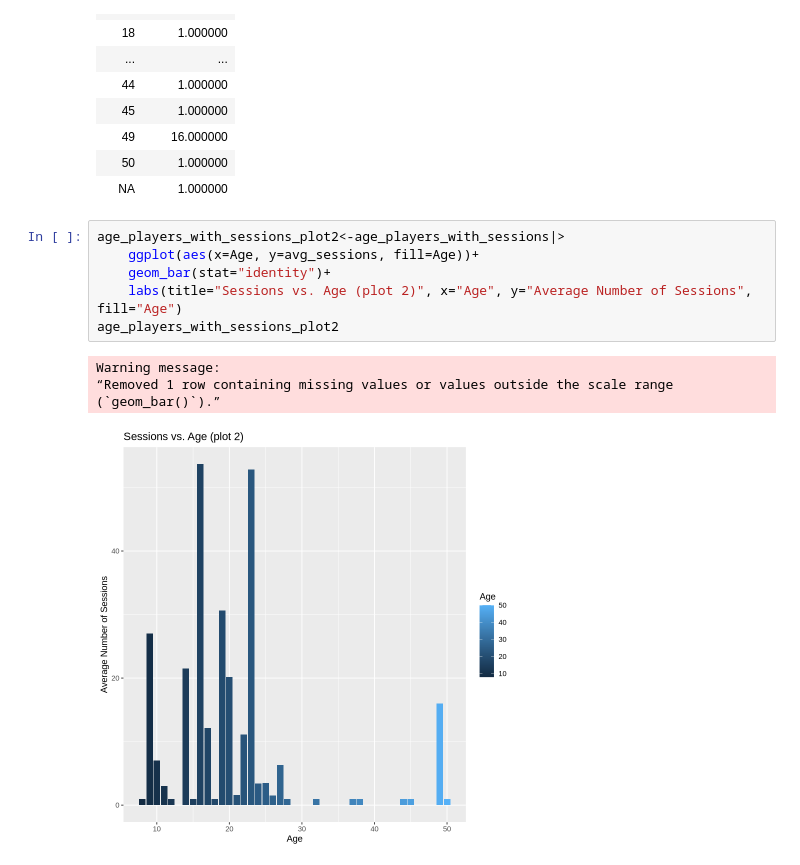
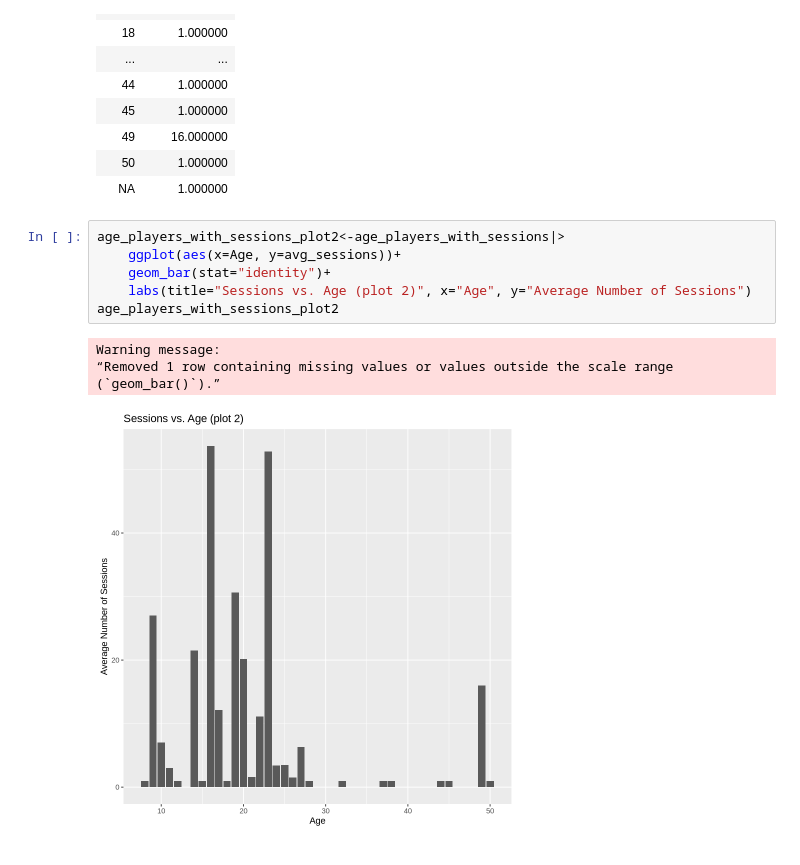
Before and after one commit to evangelinec/DSCI_final_project, a Jupyter notebook: final_project_work.ipynb, the cells around one changed output. Saved outputs shown, nothing was run; the diff lists cells and outputs as text.

```diff
--- a/final_project_work.ipynb
+++ b/final_project_work.ipynb
@@ -200,12 +200,12 @@ A tibble: 28 × 2
 | NA | 1.000000 |
 # %%
 age_players_with_sessions_plot2<-age_players_with_sessions|>
-    ggplot(aes(x=Age, y=avg_sessions, fill=Age))+
+    ggplot(aes(x=Age, y=avg_sessions))+
     geom_bar(stat="identity")+
-    labs(title="Sessions vs. Age (plot 2)", x="Age", y="Average Number of Sessions", fill="Age")
+    labs(title="Sessions vs. Age (plot 2)", x="Age", y="Average Number of Sessions")
 age_players_with_sessions_plot2
 # %% [output]
 Warning message:
 “Removed 1 row containing missing values or values outside the scale range
 (`geom_bar()`).”
-[figure, old version]
+[figure, new version]
```
Also changed, not shown: parts of 2 cells of this notebook.
